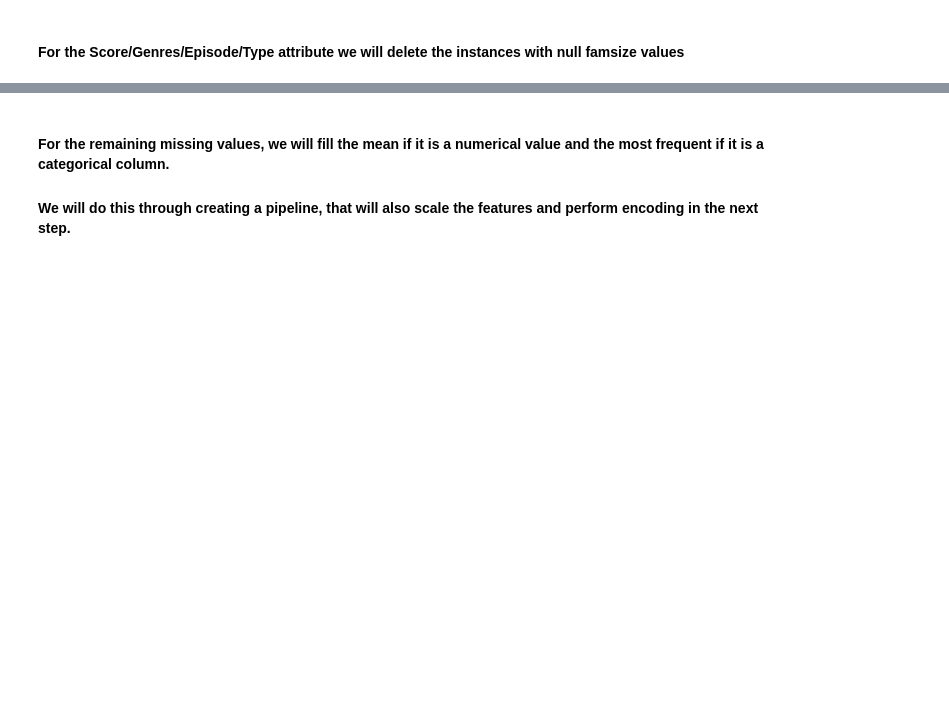
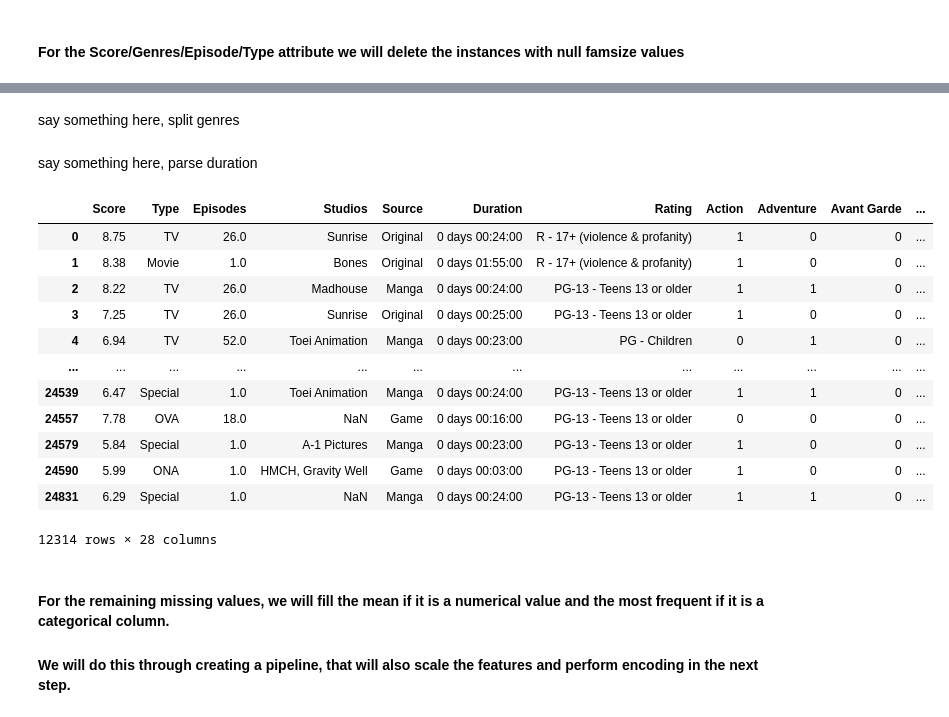
Before and after one commit to Threegoldsqwq/Machine_Learning_Anime_Recommendation, a Jupyter notebook: Animes_Analysis.ipynb, the cells around one changed output, grey strips where cells are left out. Saved outputs shown, nothing was run; the diff lists cells and outputs as text; code cells hidden in the pictures; blank space fills up the shorter version.

```diff
--- a/Animes_Analysis.ipynb
+++ b/Animes_Analysis.ipynb
@@ -482,14 +479,13 @@ df.isna().sum()
 
     - dataset.dropna(axis='columns', thresh=int(0.7* df.shape[0]))
 # %%
-#去除不需要的column 可能还有更多没用的
-animes.drop(labels=[
-    'Name', 'English name', 'Other name', 'Synopsis', 'Premiered',
-    'Status', 'Producers', 'Licensors', 'Rank','Image URL'
-    ], axis=1, inplace=True)
+# remove unneeded columns
+# do not rerun this code unless you rerun the whole program
+animes.drop(labels=['Name', 'English name', 'Other name', 'Synopsis', 'Premiered','Status',
+                    'Producers', 'Licensors', 'Rank','Image URL', 'Popularity', 'Favorites',
+                    'Scored By', 'Members', 'Aired'], axis=1, inplace=True)
 # %% [markdown]
 #### For the Score/Genres/Episode/Type attribute we will delete the instances with null famsize values
 # %%
-animes.dropna(subset=[
-    "Score","Genres","Episodes","Type"
-], inplace=True)
+# Drop rows with NaN
+animes.dropna(subset=["Score", "Genres", "Type", "Episodes", "Source"], inplace=True)
@@ -512,4 +506,49 @@ Members          0
 dtype: int64
+# %% [markdown]
+say something here, split genres
+# %%
+# Split "Genres"
+# do not rerun this code section unless you rerun the whole program
+encoded_genre = animes['Genres'].str.get_dummies(', ')
+animes = pd.concat([animes, encoded_genre], axis = 1)
+# drop original genre column
+animes.drop(labels = ['Genres'], axis=1, inplace=True)
+# %% [markdown]
+say something here, parse duration
+# %%
+# Parse the duration time of each anime
+# Fill the NaN with -1, means the duration is unknown
+animes['Duration'] = animes['Duration'].fillna('-1')
+def parse_duration(data):
+    if data["Duration"] != "-1":
+        # if the data contains does not contain "per"
+        if data["Duration"].find("per")== -1:
+            data["Duration"] = pd.to_timedelta(data["Duration"])
+            return data
+        # if the data contains "per", split the data and take the first element of the array, which is the time
+        if data["Duration"].find("per") > -1:
+            data["Duration"] = pd.to_timedelta(data["Duration"].split(" per")[0])
+            return data
+    return data
+
+# apply to the dataframe
+animes = animes.apply(parse_duration, axis = 1)
+# %%
+animes
+# %% [output]
+|  | Score | Type | Episodes | Studios | Source | Duration | Rating | Action | Adventure | Avant Garde | ... |
+| 0 | 8.75 | TV | 26.0 | Sunrise | Original | 0 days 00:24:00 | R - 17+ (violence & profanity) | 1 | 0 | 0 | ... |
+| 1 | 8.38 | Movie | 1.0 | Bones | Original | 0 days 01:55:00 | R - 17+ (violence & profanity) | 1 | 0 | 0 | ... |
+| 2 | 8.22 | TV | 26.0 | Madhouse | Manga | 0 days 00:24:00 | PG-13 - Teens 13 or older | 1 | 1 | 0 | ... |
+| 3 | 7.25 | TV | 26.0 | Sunrise | Original | 0 days 00:25:00 | PG-13 - Teens 13 or older | 1 | 0 | 0 | ... |
+| 4 | 6.94 | TV | 52.0 | Toei Animation | Manga | 0 days 00:23:00 | PG - Children | 0 | 1 | 0 | ... |
+| ... | ... | ... | ... | ... | ... | ... | ... | ... | ... | ... | ... |
+| 24539 | 6.47 | Special | 1.0 | Toei Animation | Manga | 0 days 00:24:00 | PG-13 - Teens 13 or older | 1 | 1 | 0 | ... |
+| 24557 | 7.78 | OVA | 18.0 | NaN | Game | 0 days 00:16:00 | PG-13 - Teens 13 or older | 0 | 0 | 0 | ... |
+| 24579 | 5.84 | Special | 1.0 | A-1 Pictures | Manga | 0 days 00:23:00 | PG-13 - Teens 13 or older | 1 | 0 | 0 | ... |
+| 24590 | 5.99 | ONA | 1.0 | HMCH, Gravity Well | Game | 0 days 00:03:00 | PG-13 - Teens 13 or older | 1 | 0 | 0 | ... |
+| 24831 | 6.29 | Special | 1.0 | NaN | Manga | 0 days 00:24:00 | PG-13 - Teens 13 or older | 1 | 1 | 0 | ... |
+12314 rows × 28 columns
 # %% [markdown]
 #### For the remaining missing values, we will fill the mean if it is a numerical value and the most frequent if it is a categorical column.
 
```
Also changed, not shown: parts of 20 cells of this notebook.
